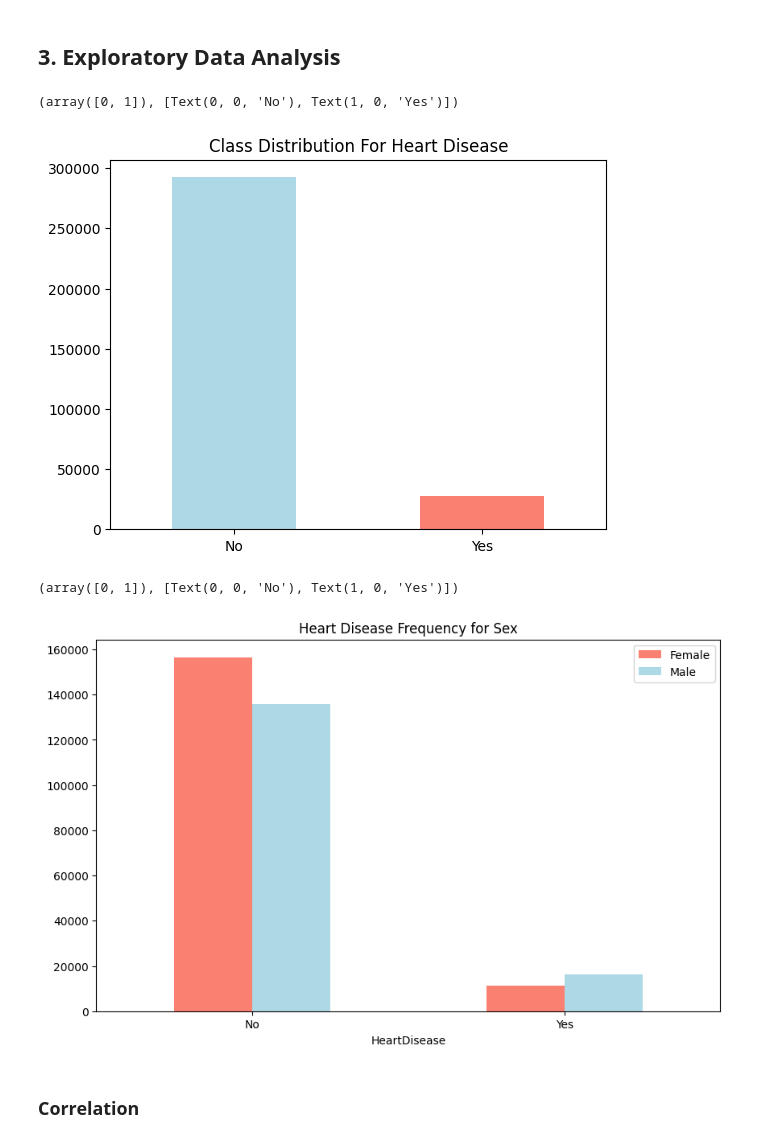
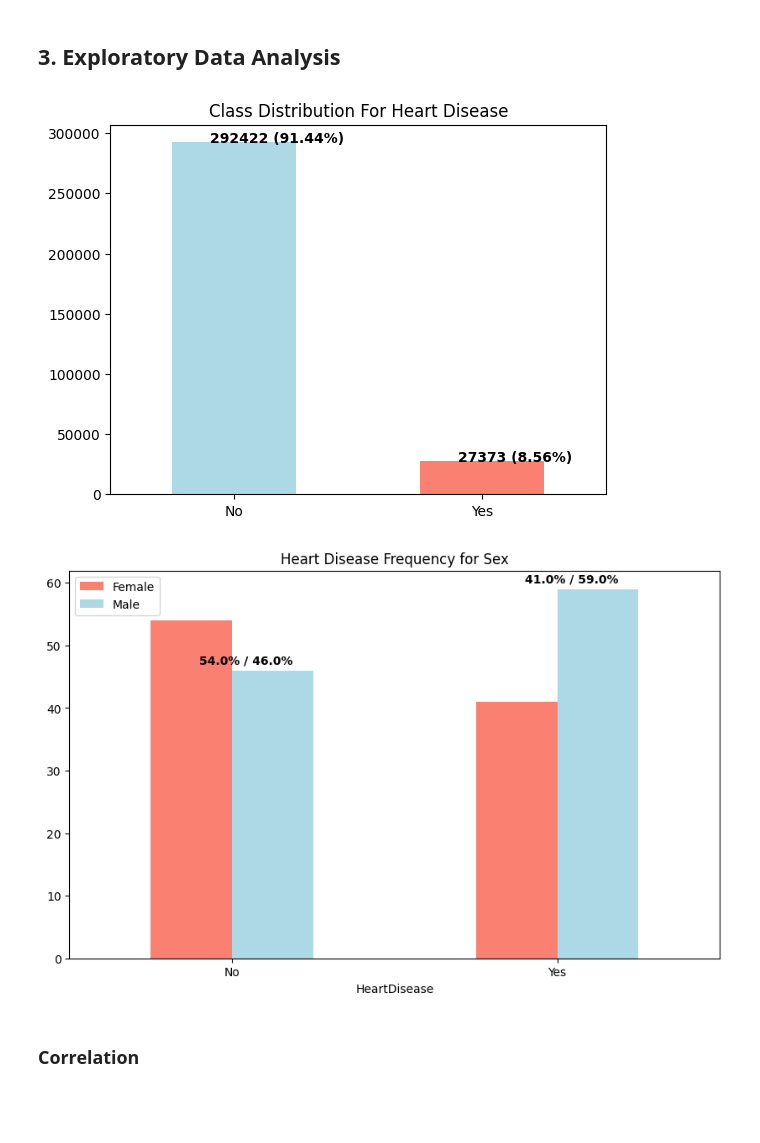
Before and after one commit to ShreeprasadSonar/ML-Project-Personal-Key-Indicators-of-Heart-Disease, a Jupyter notebook: ML-Project-Personal-Key-Indicators-of-Heart-Disease.ipynb, the cells around one changed output. Cells and saved outputs as stored; diff of their text form; code cells hidden in the pictures; blank space fills up the shorter version.

Commit message:
Graph changes

```diff
--- a/ML-Project-Personal-Key-Indicators-of-Heart-Disease.ipynb
+++ b/ML-Project-Personal-Key-Indicators-of-Heart-Disease.ipynb
@@ -347,21 +347,30 @@ Name: HeartDisease, dtype: float64
 # %% [markdown]
 ## 3. Exploratory Data Analysis
 # %%
-heart_2020_cleaned_df["HeartDisease"].value_counts().plot(kind="bar", color=["lightblue", "salmon"])
+counts = heart_2020_cleaned_df["HeartDisease"].value_counts()
+percentage = round(counts / counts.sum() * 100, 2)
+
+ax = counts.plot(kind="bar", color=["lightblue", "salmon"])
 plt.title("Class Distribution For Heart Disease")
 plt.xticks(rotation=0)
+
+for i, v in enumerate(counts):
+    ax.text(i - 0.1, v + 10, f"{v} ({percentage[i]}%)", color="black", fontweight="bold")
 # %% [output]
-(array([0, 1]), [Text(0, 0, 'No'), Text(1, 0, 'Yes')])
-[figure, old version]
+[figure, new version]
 # %%
-pd.crosstab(heart_2020_cleaned_df.HeartDisease, heart_2020_cleaned_df.Sex).plot(kind="bar",figsize=(10, 6),color=["salmon", "lightblue"])
+ct = pd.crosstab(heart_2020_cleaned_df.HeartDisease, heart_2020_cleaned_df.Sex, normalize="index")
+ct = ct.round(2) * 100
 
+ax = ct.plot(kind="bar", figsize=(10, 6), color=["salmon", "lightblue"])
 plt.title("Heart Disease Frequency for Sex")
 plt.legend(["Female", "Male"])
 plt.xticks(rotation=0)
+
+for i, v in enumerate(ct.values):
+    ax.text(i - 0.1, v[1] + 1, f"{v[0]}% / {v[1]}%", color="black", fontweight="bold")
 # %% [output]
-(array([0, 1]), [Text(0, 0, 'No'), Text(1, 0, 'Yes')])
-[figure, old version]
+[figure, new version]
 # %% [markdown]
 ### Correlation
 # %%
```
Also changed, not shown: parts of 3 cells of this notebook.
